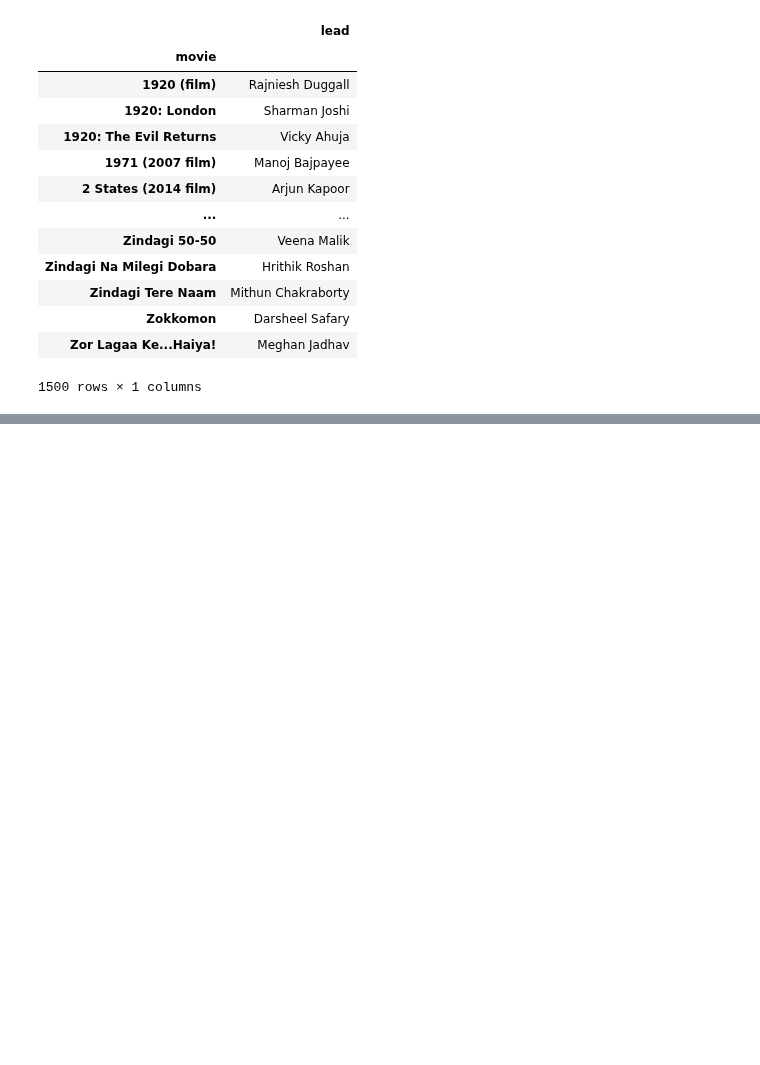
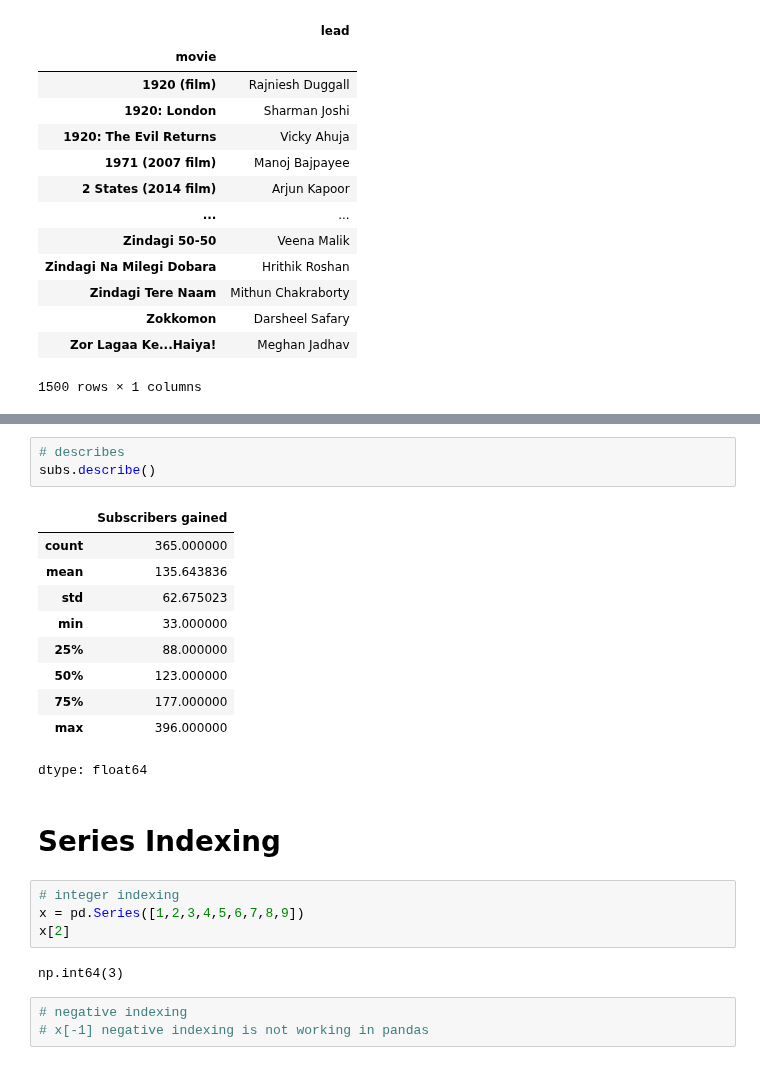
Before and after one commit to Saifullah785/Python_for_Data_Science, a Jupyter notebook: Pandas_For_Data_Science/class_01_Pandas_Series.ipynb, the cells around one changed output, grey strips where cells are left out. Saved outputs shown, nothing was run; the diff lists cells and outputs as text; blank space fills up the shorter version.

```diff
--- a/Pandas_For_Data_Science/class_01_Pandas_Series.ipynb
+++ b/Pandas_For_Data_Science/class_01_Pandas_Series.ipynb
@@ -287,0 +322,25 @@ movies.sort_index()
+# %%
+# describes
+subs.describe()
+# %% [output]
+|  | Subscribers gained |
+| count | 365.000000 |
+| mean | 135.643836 |
+| std | 62.675023 |
+| min | 33.000000 |
+| 25% | 88.000000 |
+| 50% | 123.000000 |
+| 75% | 177.000000 |
+| max | 396.000000 |
+dtype: float64
+# %% [markdown]
+# **Series Indexing**
+# %%
+# integer indexing
+x = pd.Series([1,2,3,4,5,6,7,8,9])
+x[2]
+# %% [output]
+np.int64(3)
+# %%
+# negative indexing
+# x[-1] negative indexing is not working in pandas
```
Also changed, not shown: parts of 23 cells of this notebook.
